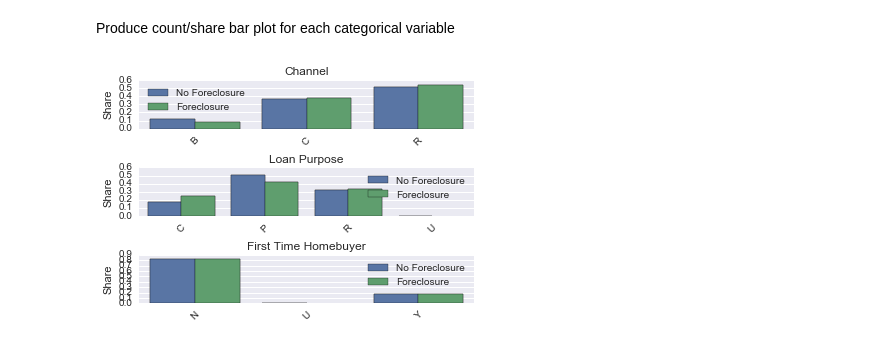
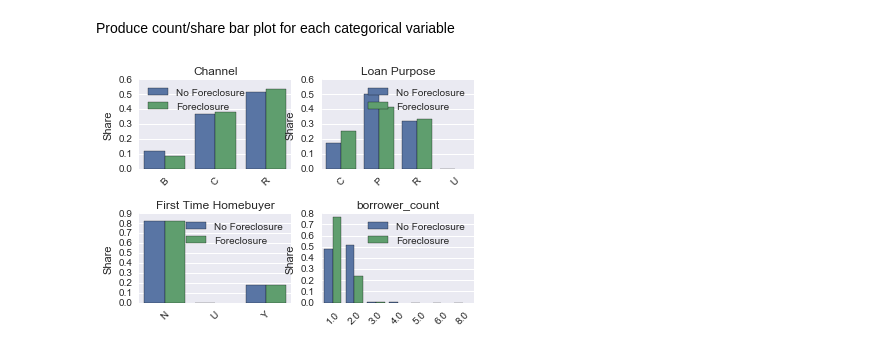
Before and after one commit to rmdelgad2013/ryans_projects, a Jupyter notebook: loan_prediction_project/fanniemae_dataviz.ipynb, the cells around one changed output. Cells and saved outputs as stored; diff of their text form; code cells hidden in the pictures.

```diff
--- a/loan_prediction_project/fanniemae_dataviz.ipynb
+++ b/loan_prediction_project/fanniemae_dataviz.ipynb
@@ -24,19 +24,20 @@ def kde_pair_subplot(ax, var_name, title):
     ax.set_title(title)
     handles, labels = ax.get_legend_handles_labels()
     labels = ['Foreclosure', 'No Foreclosure']
-    if (ax == ax1) or (ax == ax4):
+    if (ax == ax1) or (ax == ax4) or (ax == ax5):
         ax.legend(handles, labels, loc='upper left')
     else:
         ax.legend(handles, labels)
 
-f, ((ax1, ax2), (ax3, ax4)) = sns.plt.subplots(2,2)
-kde_axs = [ax1, ax2, ax3, ax4]
-kde_vars = ['borrower_credit_score', 'interest_rate', 'balance', 'cltv']
-kde_titles = ['Borrower Credit Score', 'Interest Rate', 'Balance', 'Combined Loan-to-Value']
+f, ((ax1, ax2), (ax3, ax4), (ax5, ax6)) = sns.plt.subplots(3,2)
+kde_axs = [ax1, ax2, ax3, ax4, ax5, ax6]
+kde_vars = ['borrower_credit_score', 'interest_rate', 'balance', 'cltv', 'dti']
+kde_titles = ['Borrower Credit Score', 'Interest Rate', 'Balance', 'Combined Loan-to-Value', 'DTI']
 
 for ax,var,title in zip(kde_axs, kde_vars, kde_titles):
     kde_pair_subplot(ax, var, title)
 
-f.subplots_adjust(hspace=0.8, wspace=0.2)
+f.subplots_adjust(hspace=0.4, wspace=0.2)
+f.set_size_inches(6, 4)
 sns.plt.show()
 # %% [output]
@@ -44,7 +45,7 @@ sns.plt.show()
 # %% [markdown]
 Create categorical groupby DataFrame for categorical bar plotting
 # %%
-cat_vars = ['channel','loan_purpose','first_time_homebuyer']
+cat_vars = ['channel','loan_purpose','first_time_homebuyer', 'borrower_count']
 groupby_frames = {}
 
 for v in cat_vars:
@@ -62,35 +63,34 @@ for v in cat_vars:
 Produce count/share bar plot for each categorical variable
 # %%
 def share_bar_subplot(ax, var_name, title):
-    for tf,clr in zip([True, False],['red','blue']):
-        data = groupby_frames[var_name]
-        sns.barplot(x=var_name, y='share', hue='foreclosure_status', data=data, ax=ax)
+    data = groupby_frames[var_name]
+    sns.barplot(x=var_name, y='share', hue='foreclosure_status', data=data, ax=ax)
     sns.plt.setp(ax.get_xticklabels(), rotation=45, )
 
     # Set title and ylabel
     ax.set_title(title)
     ax.set_xlabel('')
     ax.set_ylabel('Share')
 
     # Set legends for each plot
     handles, labels = ax.get_legend_handles_labels()
     handles = handles[:2]
     labels = ['No Foreclosure','Foreclosure']
     if ax == ax1: # the legend in the first subplot will overlap with the bars if it's left in the upper right
         ax.legend(handles, labels, loc='upper left')
     else:
         ax.legend(handles, labels)
 
 
-f, ((ax1), (ax2), (ax3)) = sns.plt.subplots(3,1)
-cat_axs = [ax1, ax2, ax3]
-cat_titles = ['Channel', 'Loan Purpose', 'First Time Homebuyer']
+f, ((ax1, ax2), (ax3, ax4)) = sns.plt.subplots(2,2)
+cat_axs = [ax1, ax2, ax3, ax4]
+cat_titles = ['Channel', 'Loan Purpose', 'First Time Homebuyer', 'borrower_count']
 
 for ax,var,title in zip(cat_axs, cat_vars, cat_titles):
     share_bar_subplot(ax,var,title)
 
 #sns.plt.figure(figsize=(4,3))
-f.subplots_adjust(hspace=0.8)
+f.subplots_adjust(hspace=0.5)
 sns.plt.show()
 # %% [output]
-[figure, old version]
+[figure, new version]
```
Also changed, not shown: parts of 1 cell of this notebook, 2 other files.
